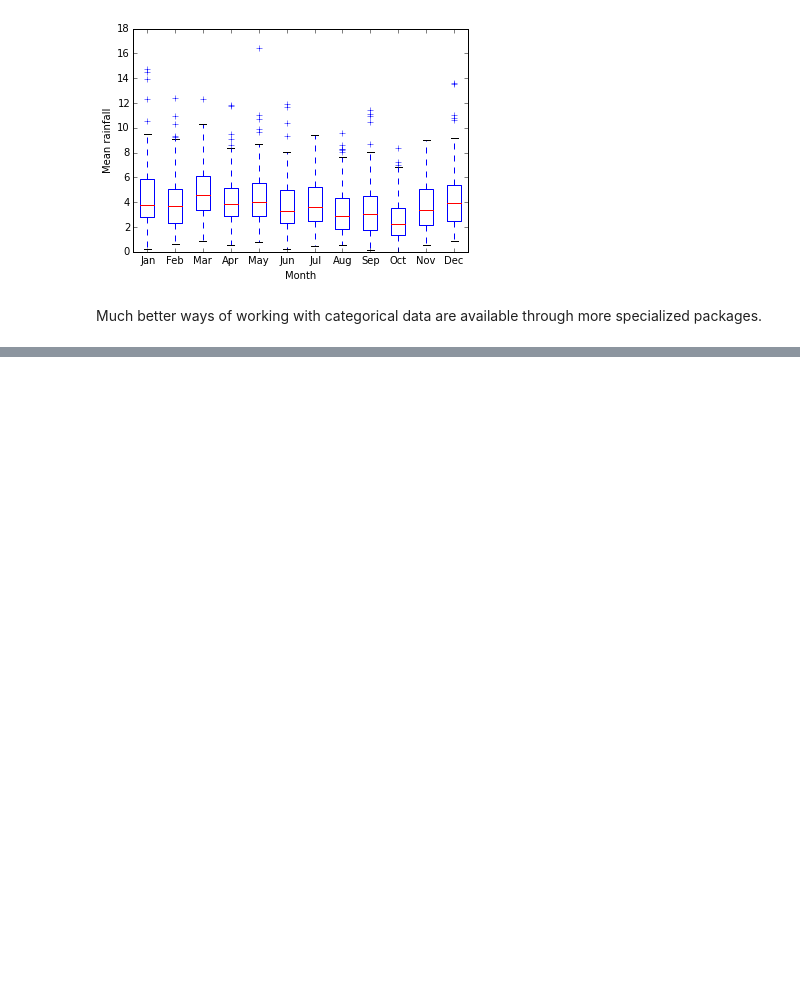
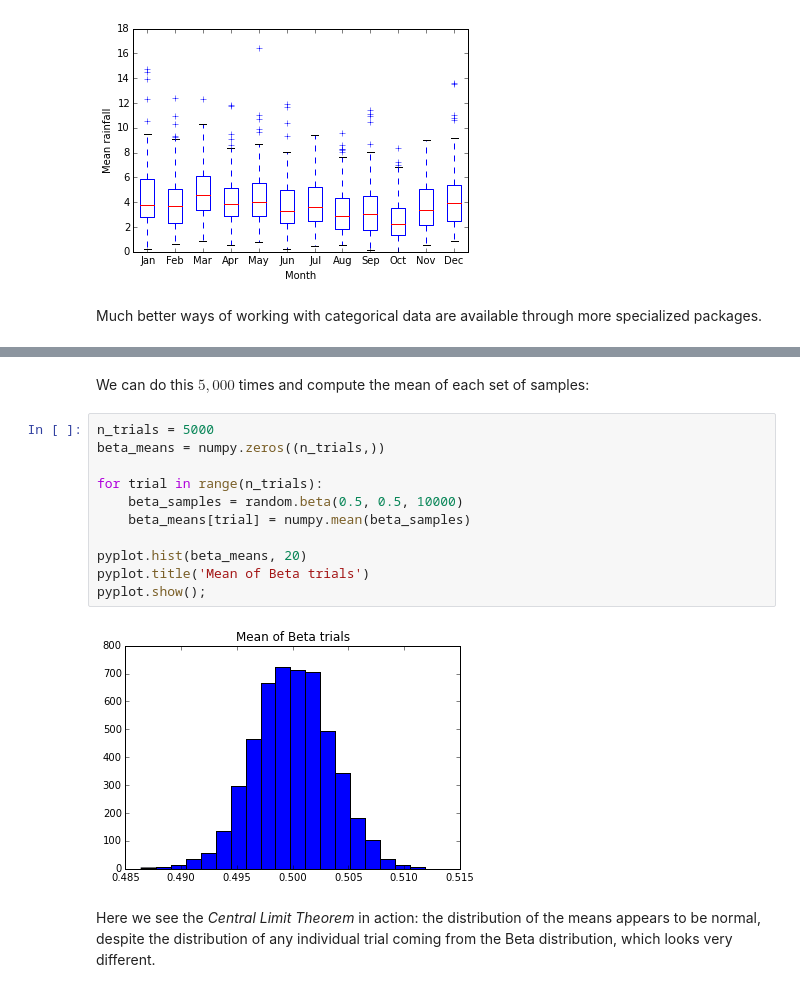
Before and after one commit to IanHawke/maths-with-python, a Jupyter notebook: 09-statistics.ipynb, the cells around one changed output, grey strips where cells are left out. Cells and saved outputs as stored; diff of their text form; blank space fills up the shorter version.

```diff
--- a/09-statistics.ipynb
+++ b/09-statistics.ipynb
@@ -139,0 +204,17 @@ Much better ways of working with categorical data are available through more spe
+# %% [markdown]
+We can do this $5,000$ times and compute the mean of each set of samples:
+# %%
+n_trials = 5000
+beta_means = numpy.zeros((n_trials,))
+
+for trial in range(n_trials):
+    beta_samples = random.beta(0.5, 0.5, 10000)
+    beta_means[trial] = numpy.mean(beta_samples)
+
+pyplot.hist(beta_means, 20)
+pyplot.title('Mean of Beta trials')
+pyplot.show();
+# %% [output]
+[figure, added]
+# %% [markdown]
+Here we see the *Central Limit Theorem* in action: the distribution of the means appears to be normal, despite the distribution of any individual trial coming from the Beta distribution, which looks very different.
```
Also changed, not shown: parts of 16 cells of this notebook.
